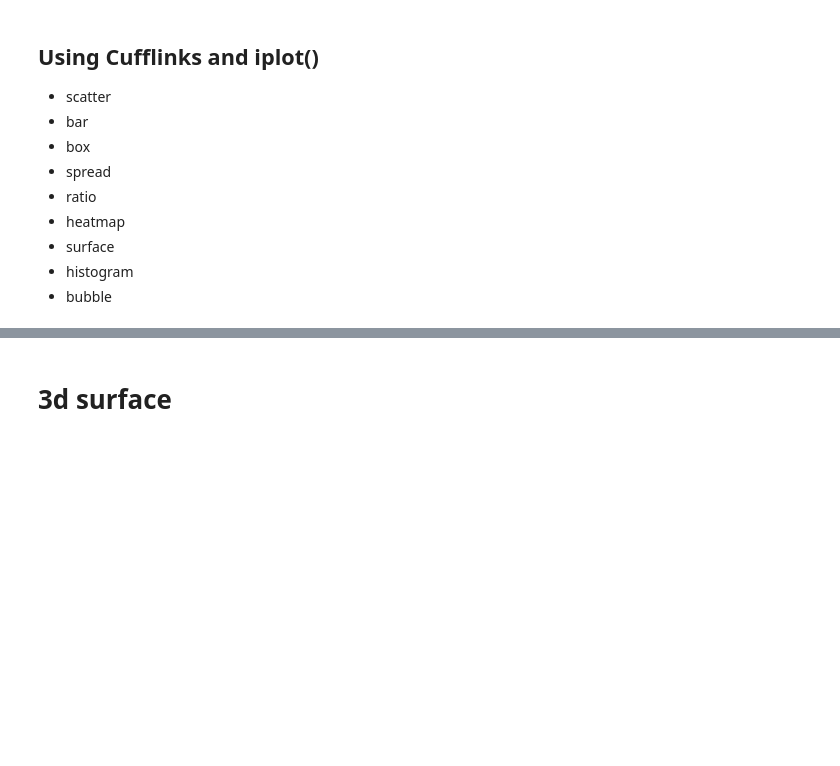
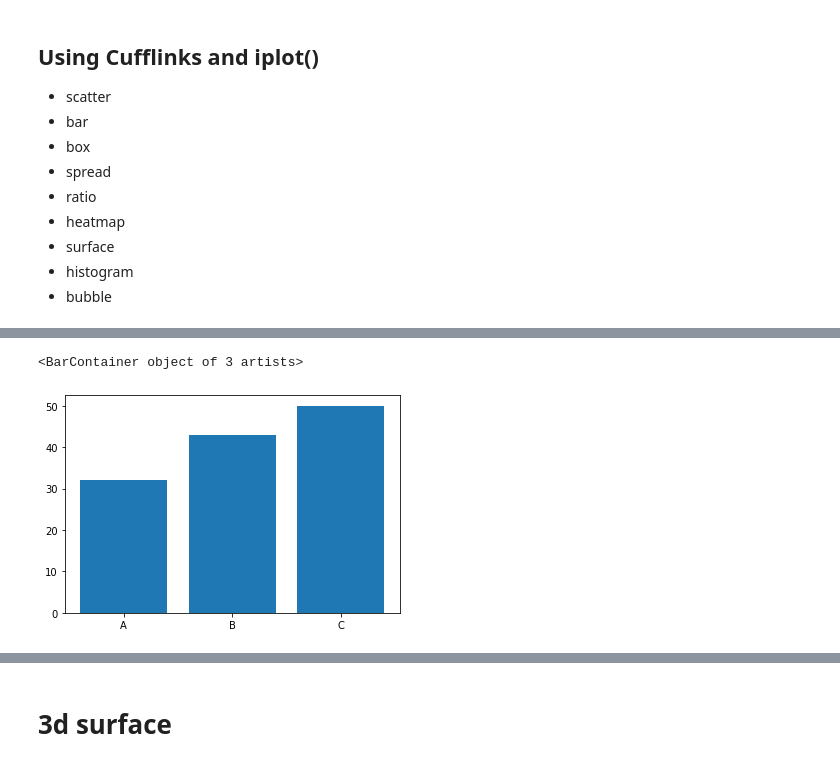
Before and after one commit to k21k/Python-Notes, a Jupyter notebook: Exercises - Qasim/Exercise 24 (Plotly and Cufflinks) - answers K.ipynb, the cells around one changed output, grey strips where cells are left out. Cells and saved outputs as stored; diff of their text form; code cells hidden in the pictures; blank space fills up the shorter version.

```diff
--- a/Exercises - Qasim/Exercise 24 (Plotly and Cufflinks) - answers K.ipynb
+++ b/Exercises - Qasim/Exercise 24 (Plotly and Cufflinks) - answers K.ipynb
@@ -62,3 +71,9 @@ df2.head()
 # %%
 # plot df2 x='Category', y='Values'
+
+x = df['Category']
+y = df2['Values']
+
+fig, ax = plt.subplots()
+ax.bar(x,y)
 # %% [output]
@@ -65,0 +80,2 @@ df2.head()
+<BarContainer object of 3 artists>
+[figure, added]
```
Also changed, not shown: parts of 15 cells of this notebook, 3 other files.
